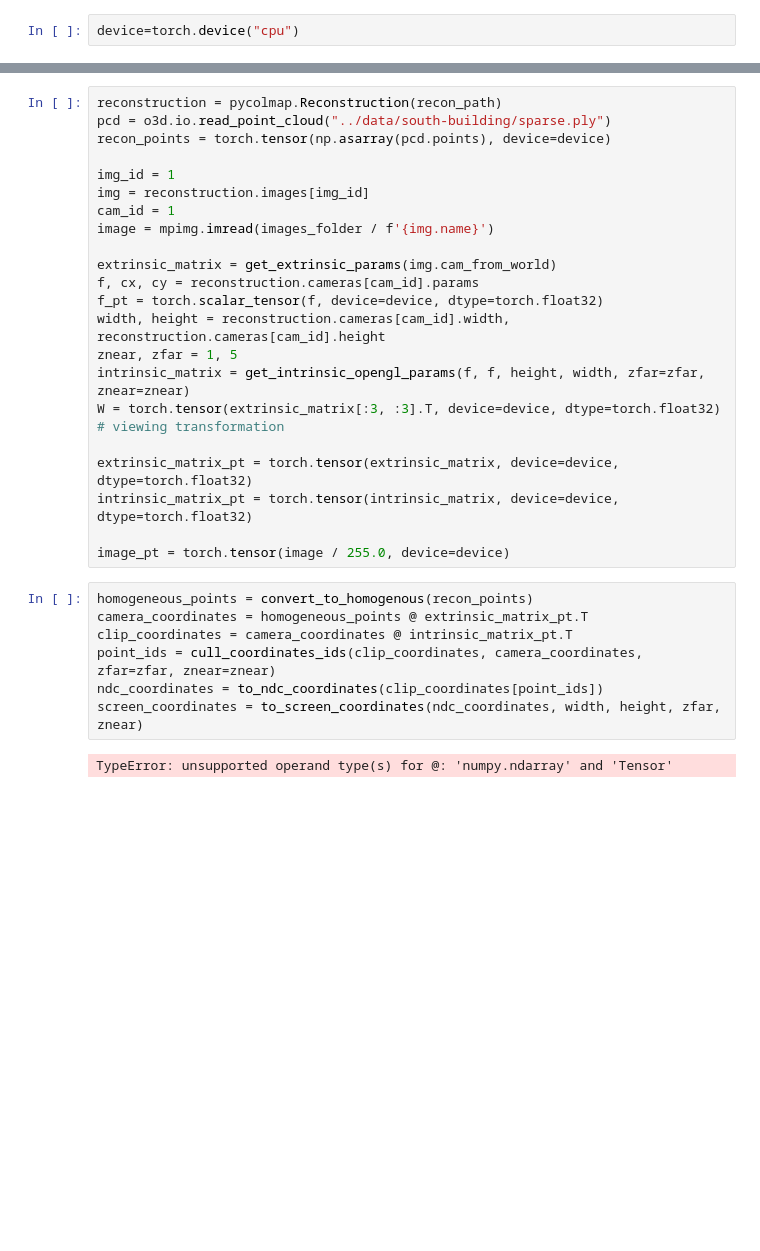
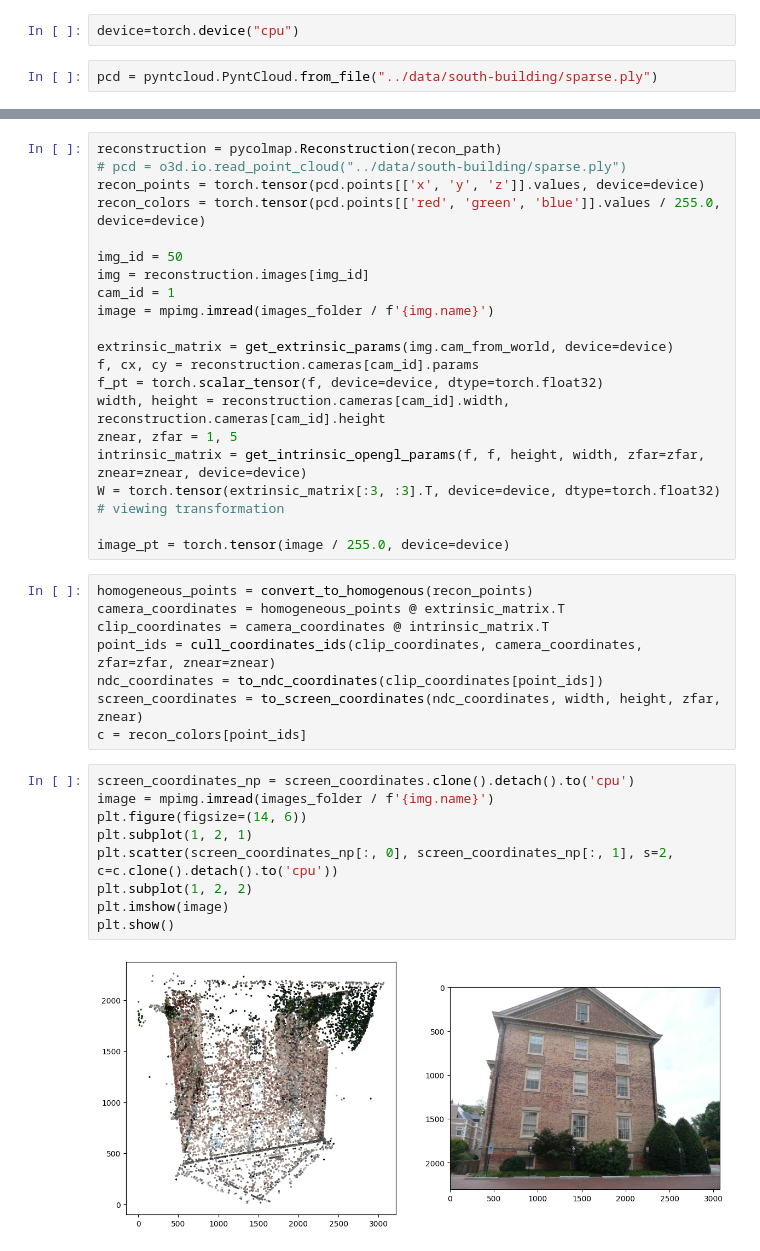
Before and after one commit to farqlia/urban-3d-reconstruction, a Jupyter notebook: notebooks/Spherical Harmonics.ipynb, the cells around one changed output, grey strips where cells are left out. Saved outputs shown, nothing was run; the diff lists cells and outputs as text; blank space fills up the shorter version.

Commit message:
convert from torch to ply

```diff
--- a/notebooks/Spherical Harmonics.ipynb
+++ b/notebooks/Spherical Harmonics.ipynb
@@ -18,3 +18,5 @@ recon_path = Path("../data/south-building/0")
 images_folder = Path("../data/south-building/images")
 # %%
 device=torch.device("cpu")
+# %%
+pcd = pyntcloud.PyntCloud.from_file("../data/south-building/sparse.ply")
@@ -21,31 +39,39 @@ device=torch.device("cpu")
 # %%
 reconstruction = pycolmap.Reconstruction(recon_path)
-pcd = o3d.io.read_point_cloud("../data/south-building/sparse.ply")
-recon_points = torch.tensor(np.asarray(pcd.points), device=device)
+# pcd = o3d.io.read_point_cloud("../data/south-building/sparse.ply")
+recon_points = torch.tensor(pcd.points[['x', 'y', 'z']].values, device=device)
+recon_colors = torch.tensor(pcd.points[['red', 'green', 'blue']].values / 255.0, device=device)
 
-img_id = 1
+img_id = 50
 img = reconstruction.images[img_id]
 cam_id = 1
 image = mpimg.imread(images_folder / f'{img.name}')
 
-extrinsic_matrix = get_extrinsic_params(img.cam_from_world)
+extrinsic_matrix = get_extrinsic_params(img.cam_from_world, device=device)
 f, cx, cy = reconstruction.cameras[cam_id].params
 f_pt = torch.scalar_tensor(f, device=device, dtype=torch.float32)
 width, height = reconstruction.cameras[cam_id].width, reconstruction.cameras[cam_id].height
 znear, zfar = 1, 5
-intrinsic_matrix = get_intrinsic_opengl_params(f, f, height, width, zfar=zfar, znear=znear)
+intrinsic_matrix = get_intrinsic_opengl_params(f, f, height, width, zfar=zfar, znear=znear, device=device)
 W = torch.tensor(extrinsic_matrix[:3, :3].T, device=device, dtype=torch.float32) # viewing transformation
 
-extrinsic_matrix_pt = torch.tensor(extrinsic_matrix, device=device, dtype=torch.float32)
-intrinsic_matrix_pt = torch.tensor(intrinsic_matrix, device=device, dtype=torch.float32)
-
 image_pt = torch.tensor(image / 255.0, device=device)
 # %%
 homogeneous_points = convert_to_homogenous(recon_points)
-camera_coordinates = homogeneous_points @ extrinsic_matrix_pt.T
-clip_coordinates = camera_coordinates @ intrinsic_matrix_pt.T
+camera_coordinates = homogeneous_points @ extrinsic_matrix.T
+clip_coordinates = camera_coordinates @ intrinsic_matrix.T
 point_ids = cull_coordinates_ids(clip_coordinates, camera_coordinates, zfar=zfar, znear=znear)
 ndc_coordinates = to_ndc_coordinates(clip_coordinates[point_ids])
 screen_coordinates = to_screen_coordinates(ndc_coordinates, width, height, zfar, znear)
+c = recon_colors[point_ids]
-# %% [output]
-TypeError: unsupported operand type(s) for @: 'numpy.ndarray' and 'Tensor'
+# %%
+screen_coordinates_np = screen_coordinates.clone().detach().to('cpu')
+image = mpimg.imread(images_folder / f'{img.name}')
+plt.figure(figsize=(14, 6))
+plt.subplot(1, 2, 1)
+plt.scatter(screen_coordinates_np[:, 0], screen_coordinates_np[:, 1], s=2, c=c.clone().detach().to('cpu'))
+plt.subplot(1, 2, 2)
+plt.imshow(image)
+plt.show()
+# %% [output]
+[figure, added]
```
Also changed, not shown: parts of 10 cells of this notebook, 4 other files.
